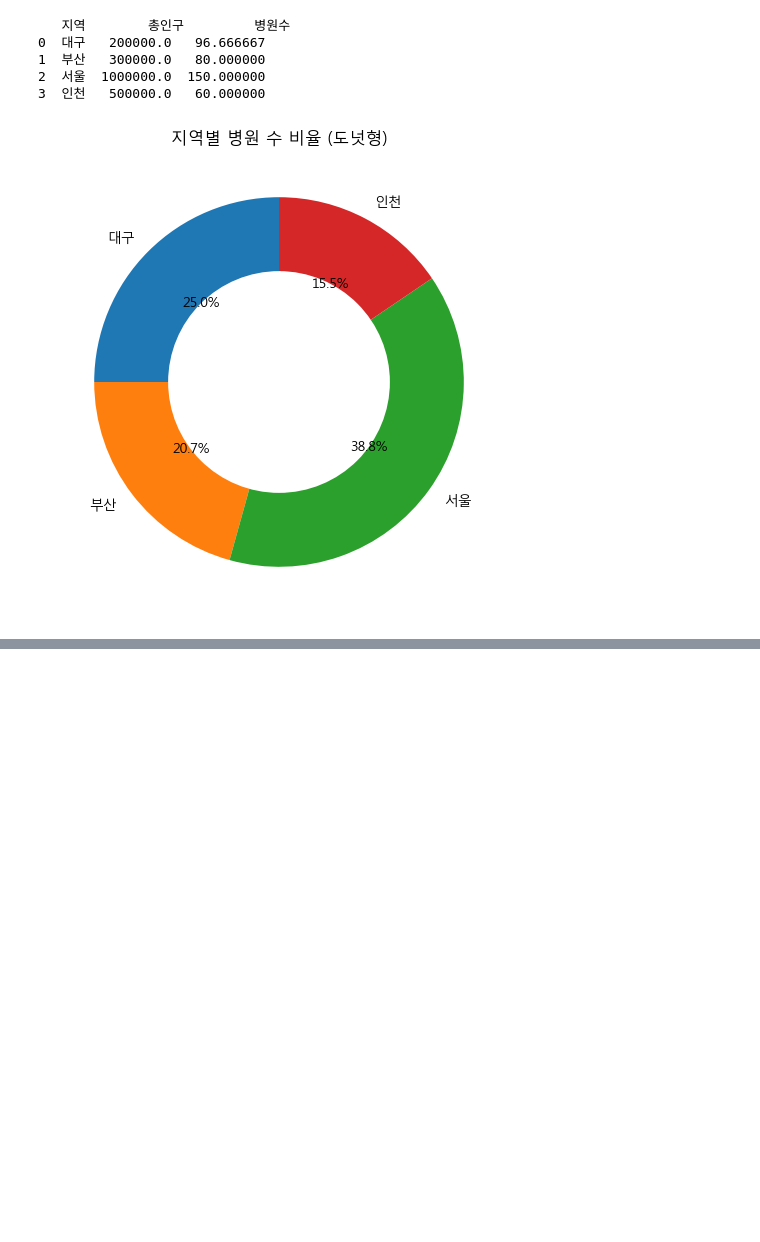
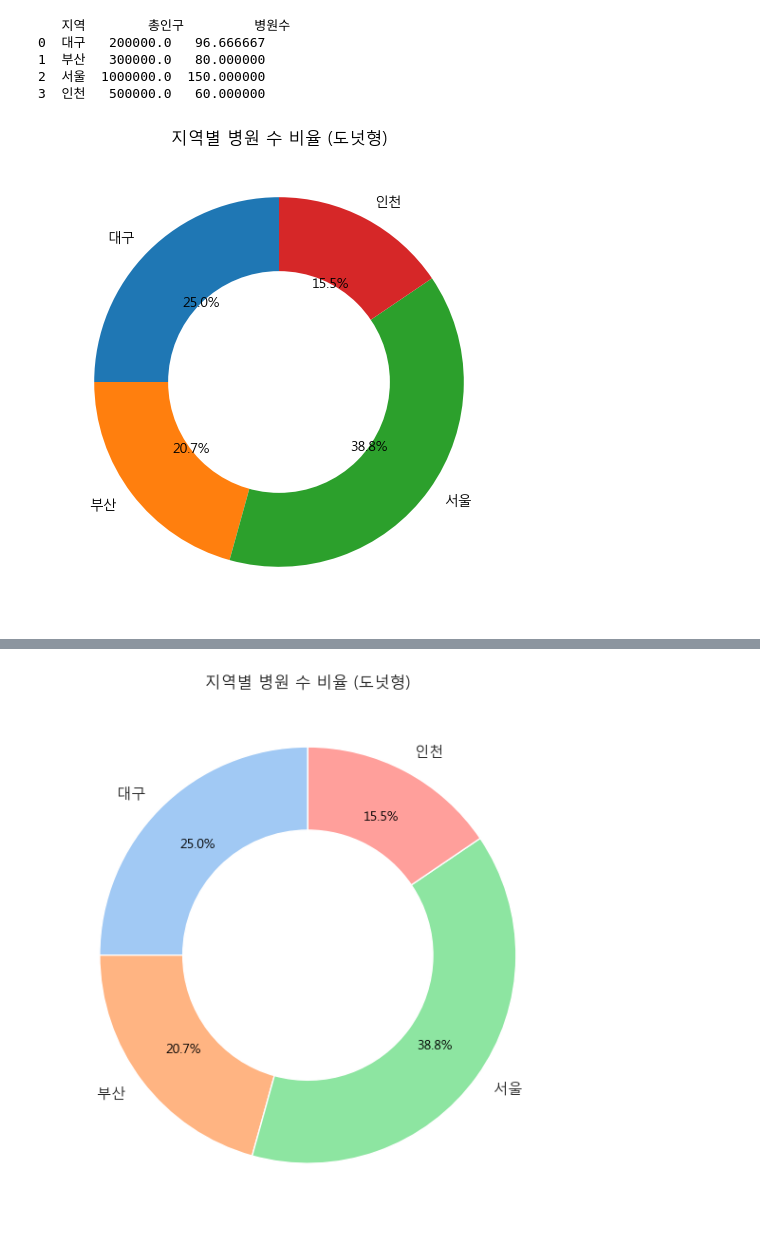
Before and after one commit to ohseung-web/ot-python2026, a Jupyter notebook: jupyter/pie_graph.ipynb, the cells around one changed output, grey strips where cells are left out. Cells and saved outputs as stored; diff of their text form; code cells hidden in the pictures; blank space fills up the shorter version.

```diff
--- a/jupyter/pie_graph.ipynb
+++ b/jupyter/pie_graph.ipynb
@@ -118,0 +202,86 @@ plt.show()
+# %%
+import pandas as pd
+import matplotlib.pyplot as plt
+import seaborn as sns
+
+# ---------------------------
+# 1. 데이터 생성
+# ---------------------------
+df1 = pd.DataFrame({
+    "지역": ["서울", "부산", "대구"],
+    "총인구": [1000000, 300000, 200000]
+})
+
+df2 = pd.DataFrame({
+    "지역": ["서울", "부산", "인천"],
+    "병원수": [150, 80, 60]
+})
+
+# ---------------------------
+# 2. 데이터 병합
+# ---------------------------
+merged = pd.merge(df1, df2, on="지역", how="outer")
+
+# ---------------------------
+# 3. 결측치 처리
+# ---------------------------
+merged["총인구"] = merged["총인구"].fillna(merged["총인구"].mean())
+merged["병원수"] = merged["병원수"].fillna(merged["병원수"].mean())
+
+print(merged)
+
+
+sns.set_style('whitegrid')
+
+plt.rcParams['font.family'] = 'Malgun Gothic'
+plt.rcParams['axes.unicode_minus'] = False
+
+plt.figure(figsize=(6, 6))
+
+colors = sns.color_palette('pastel')
+
+# ---------------------------
+# 1. 파이(도넛) 그래프 생성
+# ---------------------------
+result = plt.pie(
+    merged["병원수"],
+    labels=merged["지역"],
+    autopct='%1.1f%%',
+    startangle=90,
+    colors=colors,
+
+    pctdistance=0.75,   #퍼센트를 도넛 안쪽으로 이동
+
+    wedgeprops={
+        'edgecolor': 'white',
+        'width': 0.4
+    }
+)
+
+# ---------------------------
+# 2. 결과 나누기
+# ---------------------------
+wedges = result[0]       # 조각 (거의 안 씀)
+label_texts = result[1]  # 지역 이름 텍스트
+percent_texts = result[2]  # 퍼센트 텍스트
+
+# ---------------------------
+# 3. 지역 이름 글자 크기 조절
+# ---------------------------
+for t in label_texts:
+    t.set_fontsize(11)
+
+# ---------------------------
+# 4. 퍼센트 글자 꾸미기
+# ---------------------------
+for t in percent_texts:
+    t.set_color('black')   # 검은색으로 변경
+    t.set_fontsize(10)
+# ---------------------------
+# 9. 제목
+# ---------------------------
+plt.title("지역별 병원 수 비율 (도넛형)")
+
+plt.tight_layout()
+plt.show()
+# %% [output]
@@ -118,0 +293 @@ plt.show()
+[figure, added]
```
Also changed, not shown: parts of 2 cells of this notebook, 5 other files.
